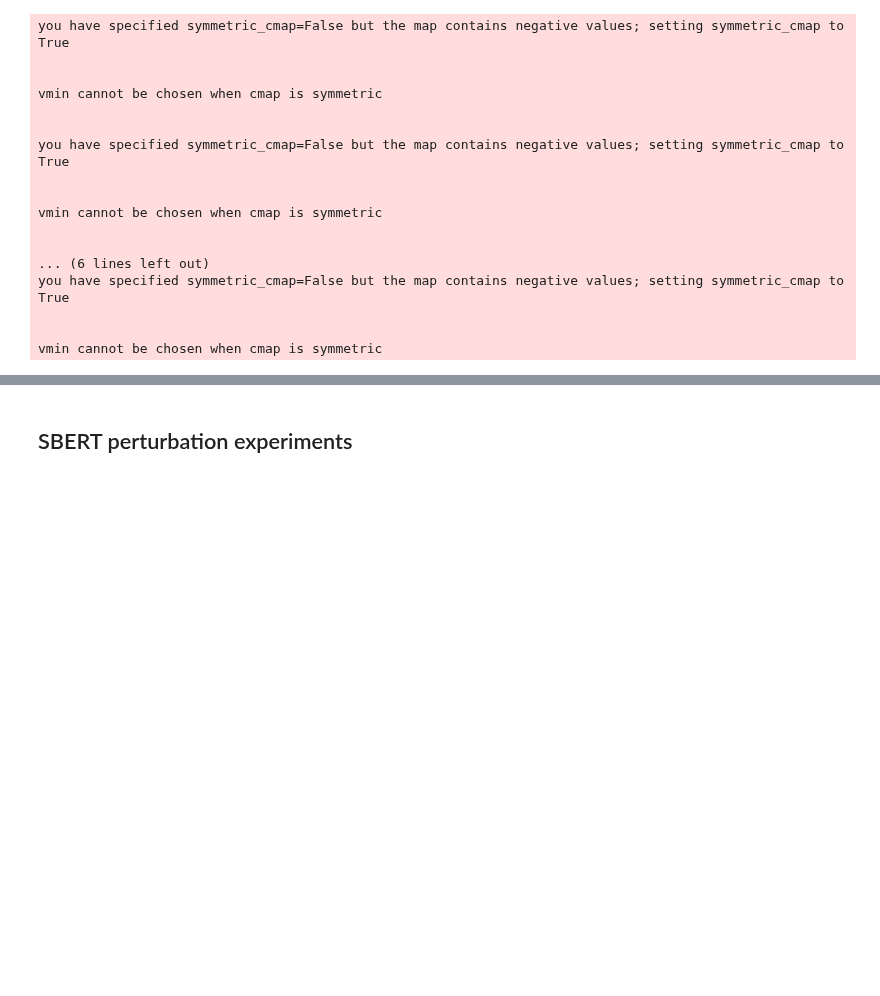
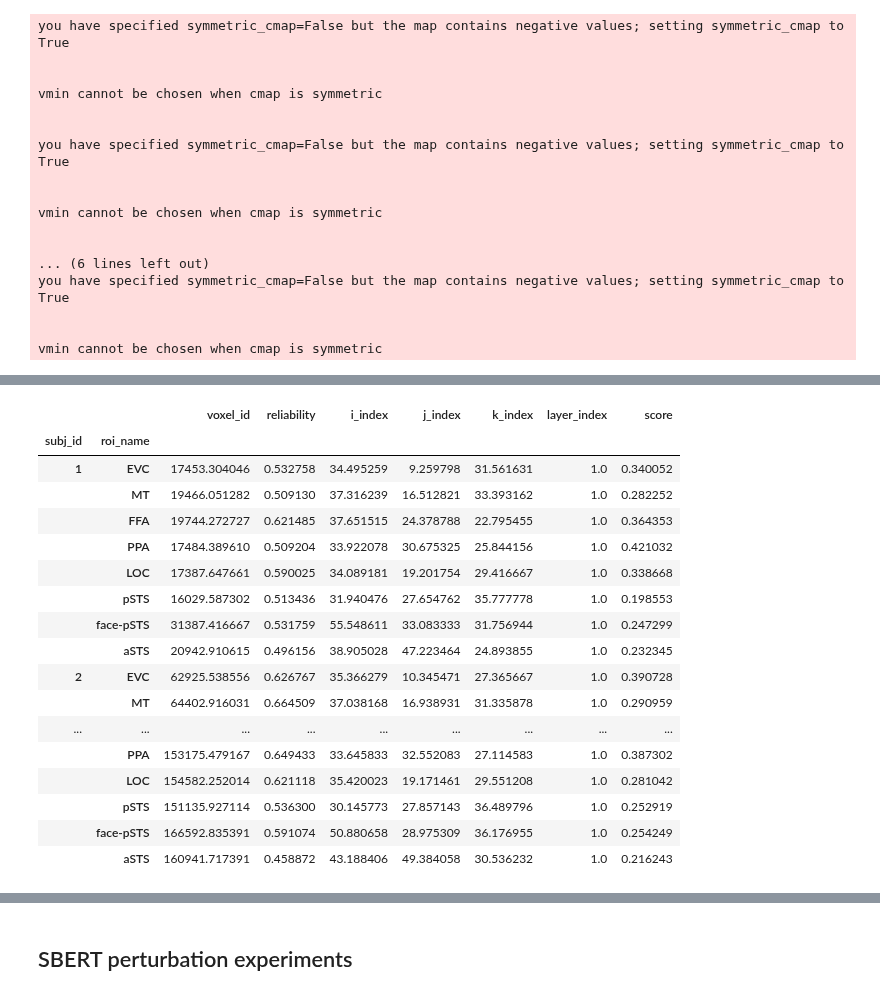
Before and after one commit to Isik-lab/SIfMRI_modeling, a Jupyter notebook: notebooks/modeling_exploration.ipynb, the cells around one changed output, grey strips where cells are left out. Drawn from its saved outputs; the diff is of its cells as text; code cells hidden in the pictures; blank space fills up the shorter version.

```diff
--- a/notebooks/modeling_exploration.ipynb
+++ b/notebooks/modeling_exploration.ipynb
@@ -245,3 +261,24 @@ array(['none', 'pSTS', 'aSTS', 'face-pSTS', 'EBA', 'LOC', 'MT', 'FFA',
+# %%
+roi_scores.loc[roi_scores.]
+# %% [output]
+|  |  | voxel_id | reliability | i_index | j_index | k_index | layer_index | score |
+| subj_id | roi_name |  |  |  |  |  |  |  |
+| 1 | EVC | 17453.304046 | 0.532758 | 34.495259 | 9.259798 | 31.561631 | 1.0 | 0.340052 |
+|  | MT | 19466.051282 | 0.509130 | 37.316239 | 16.512821 | 33.393162 | 1.0 | 0.282252 |
+|  | FFA | 19744.272727 | 0.621485 | 37.651515 | 24.378788 | 22.795455 | 1.0 | 0.364353 |
+|  | PPA | 17484.389610 | 0.509204 | 33.922078 | 30.675325 | 25.844156 | 1.0 | 0.421032 |
+|  | LOC | 17387.647661 | 0.590025 | 34.089181 | 19.201754 | 29.416667 | 1.0 | 0.338668 |
+|  | pSTS | 16029.587302 | 0.513436 | 31.940476 | 27.654762 | 35.777778 | 1.0 | 0.198553 |
+|  | face-pSTS | 31387.416667 | 0.531759 | 55.548611 | 33.083333 | 31.756944 | 1.0 | 0.247299 |
+|  | aSTS | 20942.910615 | 0.496156 | 38.905028 | 47.223464 | 24.893855 | 1.0 | 0.232345 |
+| 2 | EVC | 62925.538556 | 0.626767 | 35.366279 | 10.345471 | 27.365667 | 1.0 | 0.390728 |
+|  | MT | 64402.916031 | 0.664509 | 37.038168 | 16.938931 | 31.335878 | 1.0 | 0.290959 |
+| ... | ... | ... | ... | ... | ... | ... | ... | ... |
+|  | PPA | 153175.479167 | 0.649433 | 33.645833 | 32.552083 | 27.114583 | 1.0 | 0.387302 |
+|  | LOC | 154582.252014 | 0.621118 | 35.420023 | 19.171461 | 29.551208 | 1.0 | 0.281042 |
+|  | pSTS | 151135.927114 | 0.536300 | 30.145773 | 27.857143 | 36.489796 | 1.0 | 0.252919 |
+|  | face-pSTS | 166592.835391 | 0.591074 | 50.880658 | 28.975309 | 36.176955 | 1.0 | 0.254249 |
+|  | aSTS | 160941.717391 | 0.458872 | 43.188406 | 49.384058 | 30.536232 | 1.0 | 0.216243 |
 # %%
 rois = ['EVC', 'MT', 'FFA', 'PPA', 'LOC', 'pSTS', 'face-pSTS', 'aSTS']
 roi_scores = scores.loc[scores.roi_name != 'none'].reset_index(drop=True)
```
Also changed, not shown: parts of 6 cells of this notebook, 2 other files.
